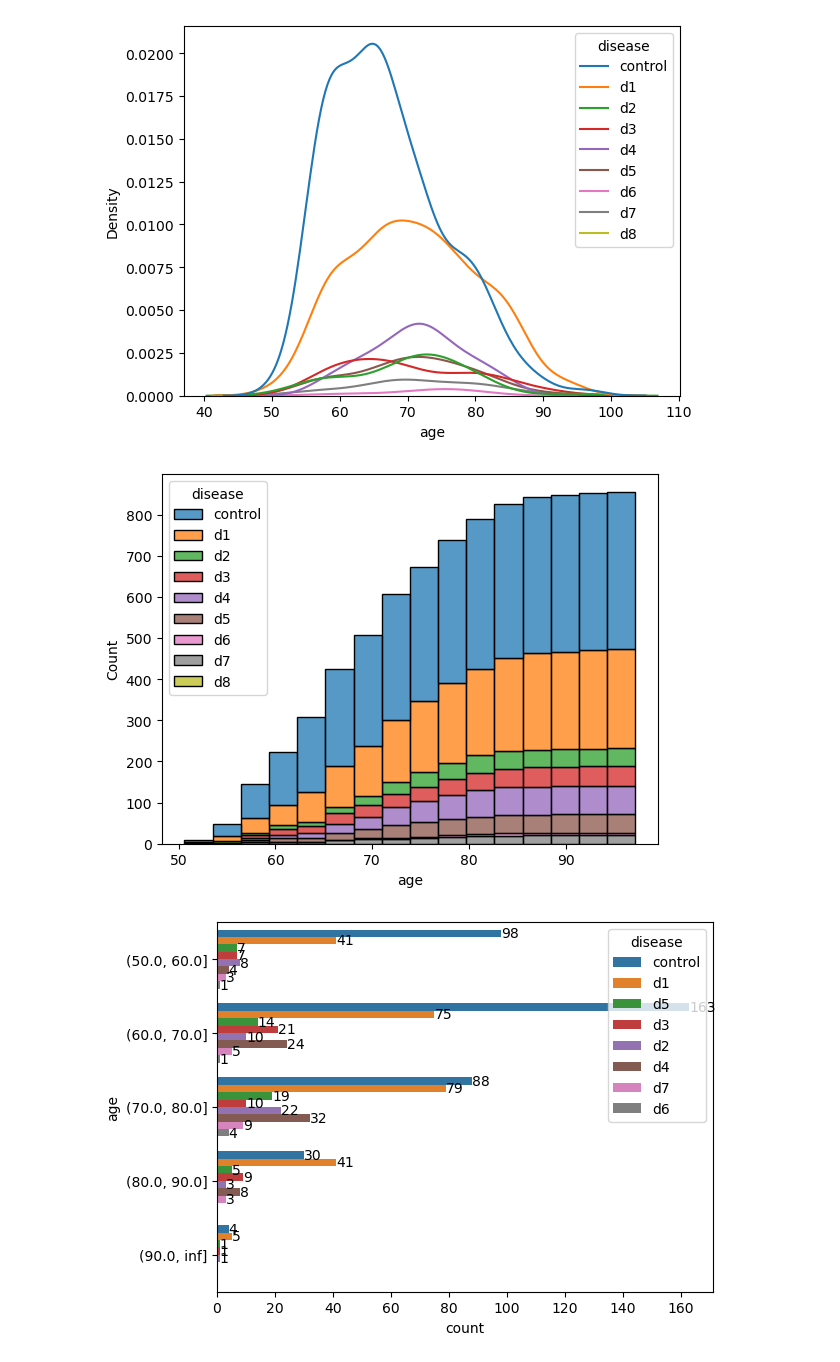
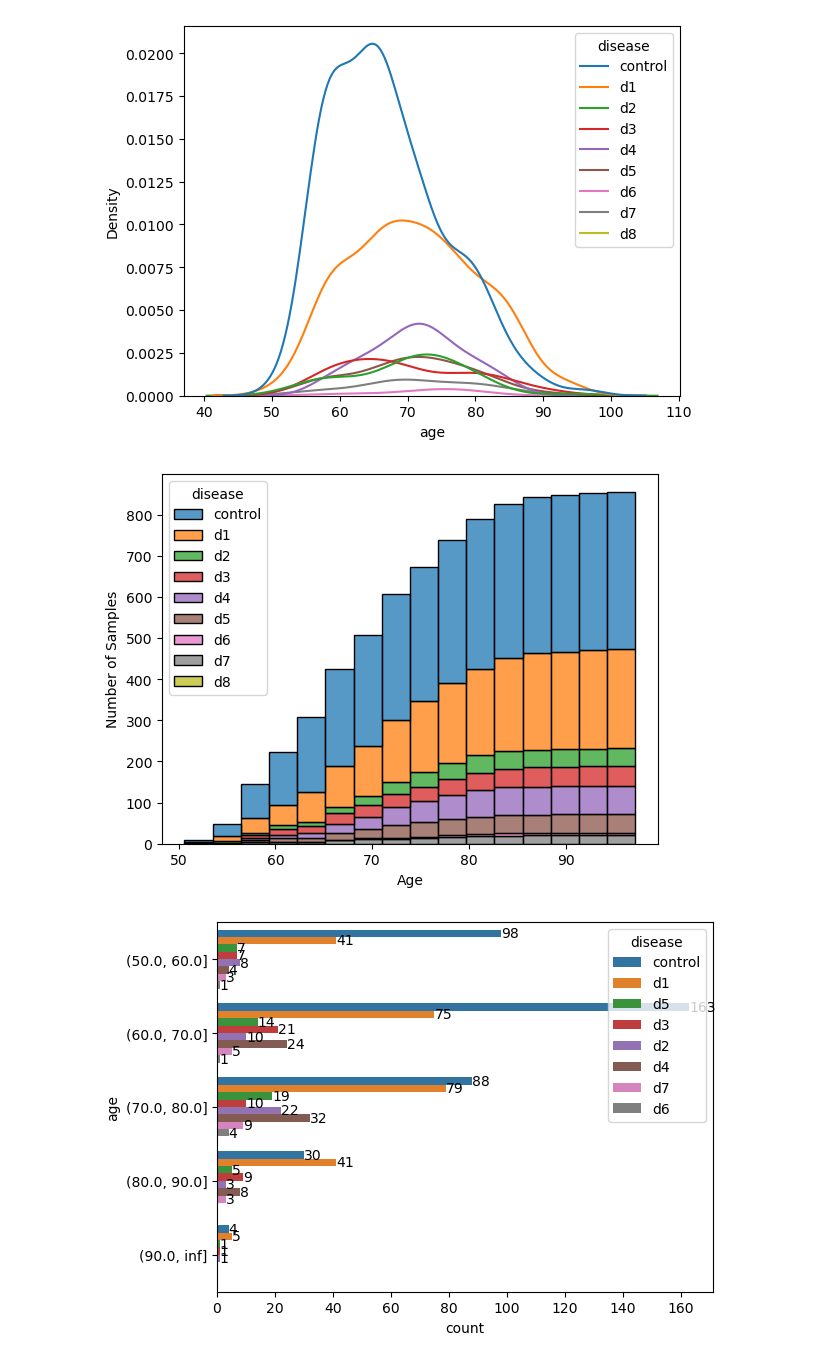
Before and after one commit to mjoeli/csb_project, a Jupyter notebook: characteristic.ipynb, the cells around one changed output. Drawn from its saved outputs; the diff is of its cells as text; code cells hidden in the pictures.

```diff
--- a/characteristic.ipynb
+++ b/characteristic.ipynb
@@ -159,9 +159,11 @@ plt.show()
 # %%
 # kummulativer histplot
 sns.histplot(data=df, x='age', hue='disease', cumulative=True, multiple='stack', hue_order=['control', 'd1', 'd2', 'd3', 'd4', 'd5', 'd6', 'd7', 'd8'])
+plt.ylabel("Number of Samples")
+plt.xlabel("Age")
 plt.show()
 # %% [output]
-[figure, old version]
+[figure, new version]
 # %%
 data = pd.DataFrame({
     "age": pd.cut(df["age"], bins=[50, 60, 70, 80, 90, np.inf]),
```
Also changed, not shown: parts of 3 cells of this notebook.
